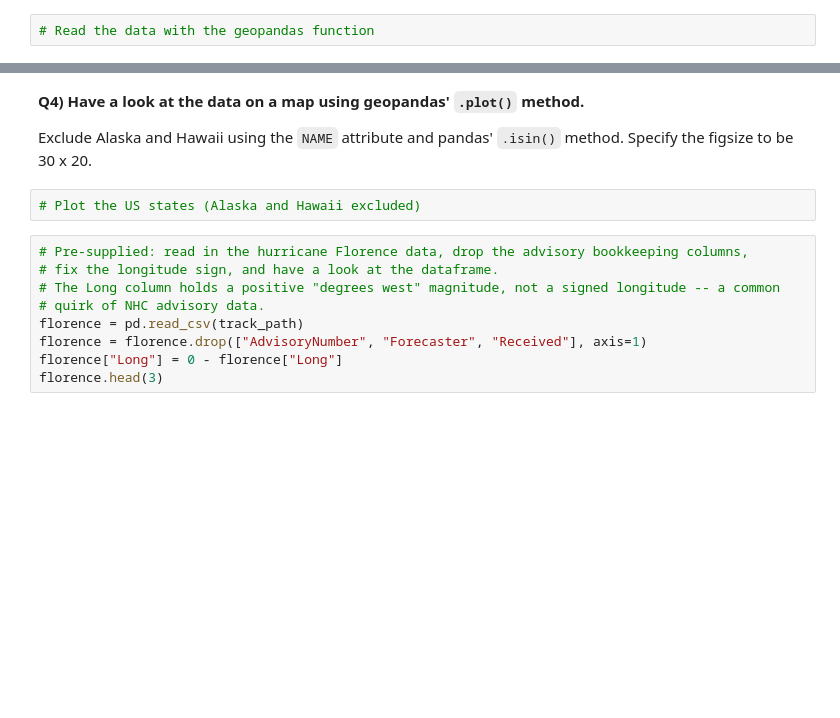
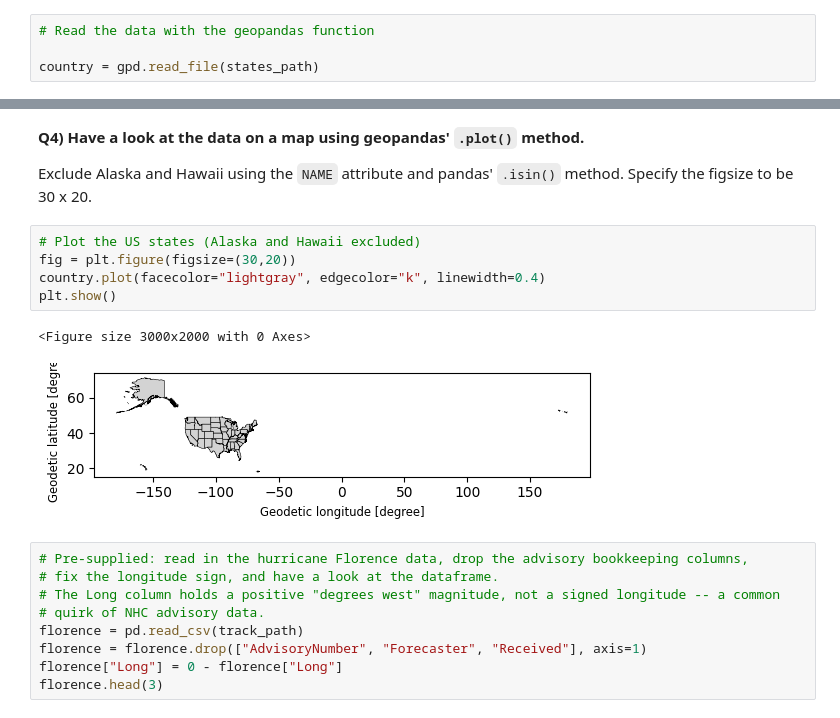
Before and after one commit to emmagiometti/A2026_Intro_Python, a Jupyter notebook: 1_6_env_exercise_geospatial_vector_data.ipynb, the cells around one changed output, grey strips where cells are left out. Saved outputs shown, nothing was run; the diff lists cells and outputs as text; blank space fills up the shorter version.

```diff
--- a/1_6_env_exercise_geospatial_vector_data.ipynb
+++ b/1_6_env_exercise_geospatial_vector_data.ipynb
@@ -78,6 +85,8 @@ Import geopandas as `gpd`, pandas as `pd`, and matplotlib's pyplot as `plt`.
 The file is cached at `states_path`. Call the result `country`.
 # %%
 # Read the data with the geopandas function
+
+country = gpd.read_file(states_path)
 # %% [markdown]
 **Q3) Have a look at the data. What type of geometries does it contain?**
 
@@ -91,6 +109,12 @@ Exclude Alaska and Hawaii using the `NAME` attribute and pandas' `.isin()` metho
 figsize to be 30 x 20.
 # %%
 # Plot the US states (Alaska and Hawaii excluded)
+fig = plt.figure(figsize=(30,20))
+country.plot(facecolor="lightgray", edgecolor="k", linewidth=0.4)
+plt.show()
+# %% [output]
+<Figure size 3000x2000 with 0 Axes>
+[figure, added]
 # %%
 # Pre-supplied: read in the hurricane Florence data, drop the advisory bookkeeping columns,
 # fix the longitude sign, and have a look at the dataframe.
```
Also changed, not shown: parts of 3 cells of this notebook.
